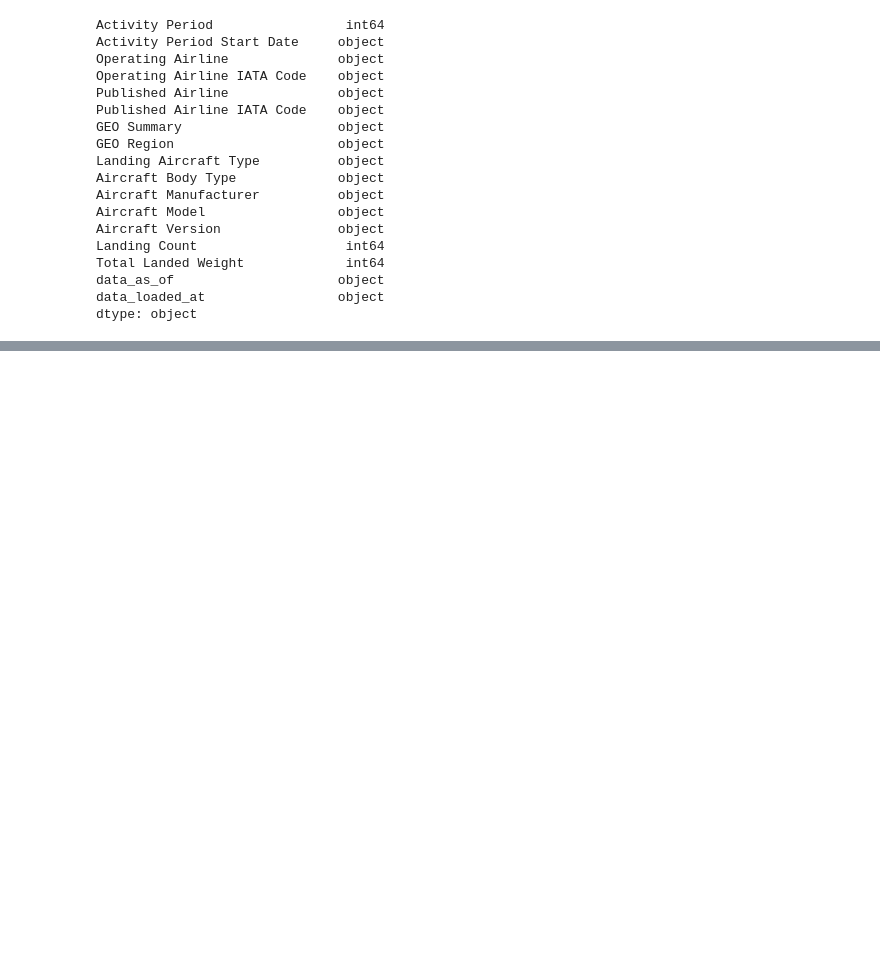
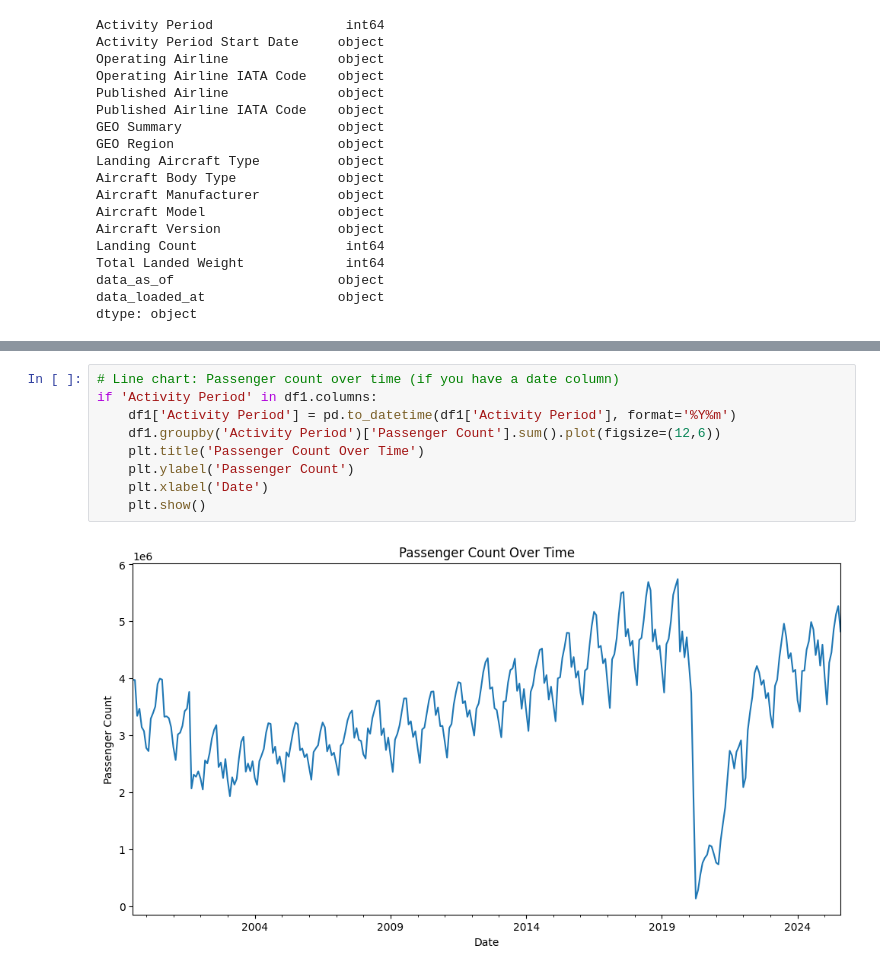
Before and after one commit to dGarnett00/Air_traffic_project, a Jupyter notebook: traffic.ipynb, the cells around one changed output, grey strips where cells are left out. Drawn from its saved outputs; the diff is of its cells as text; blank space fills up the shorter version.

```diff
--- a/traffic.ipynb
+++ b/traffic.ipynb
@@ -224,0 +271,11 @@ dtype: object
+# %%
+# Line chart: Passenger count over time (if you have a date column)
+if 'Activity Period' in df1.columns:
+    df1['Activity Period'] = pd.to_datetime(df1['Activity Period'], format='%Y%m')
+    df1.groupby('Activity Period')['Passenger Count'].sum().plot(figsize=(12,6))
+    plt.title('Passenger Count Over Time')
+    plt.ylabel('Passenger Count')
+    plt.xlabel('Date')
+    plt.show()
+# %% [output]
+[figure, added]
```
Also changed, not shown: parts of 4 cells of this notebook.
